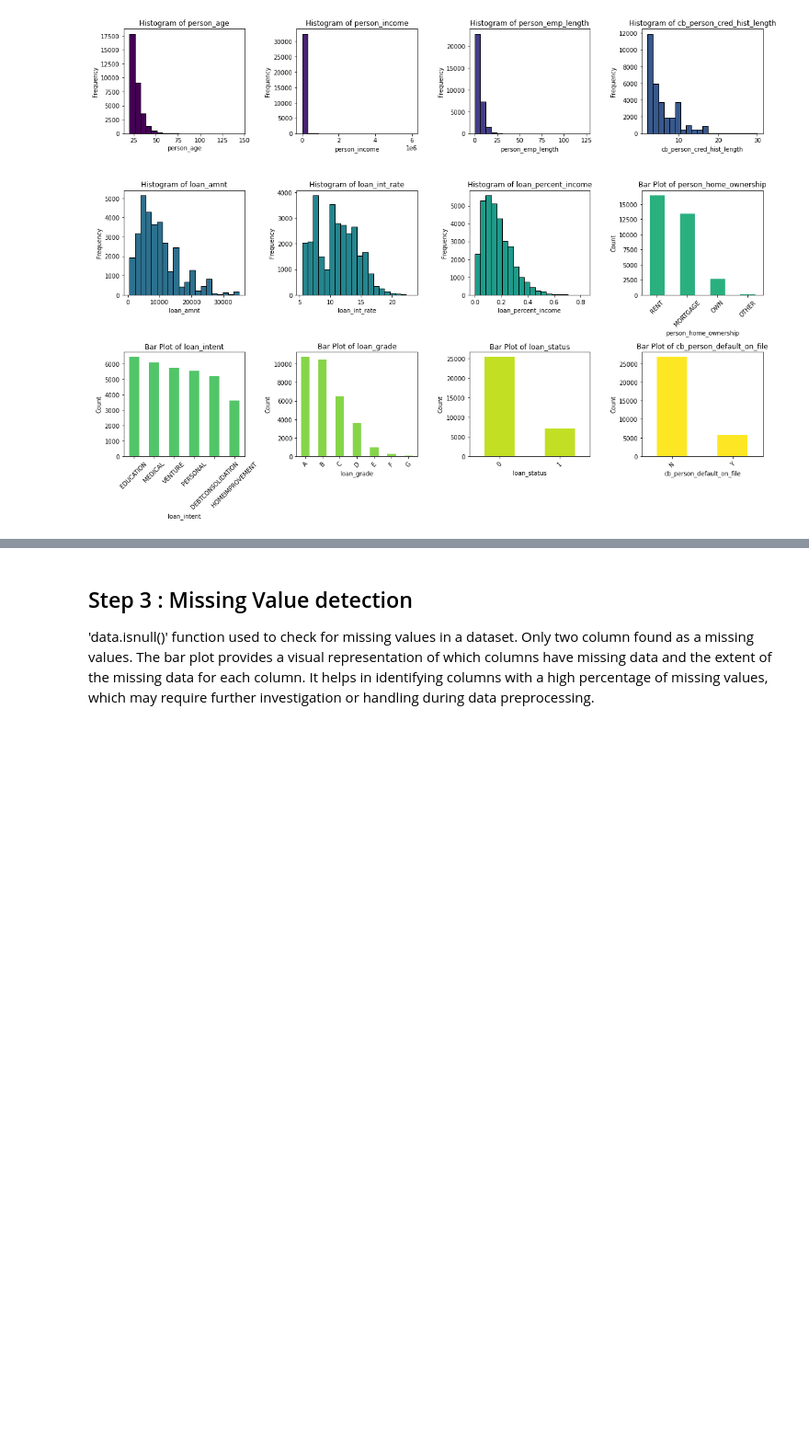
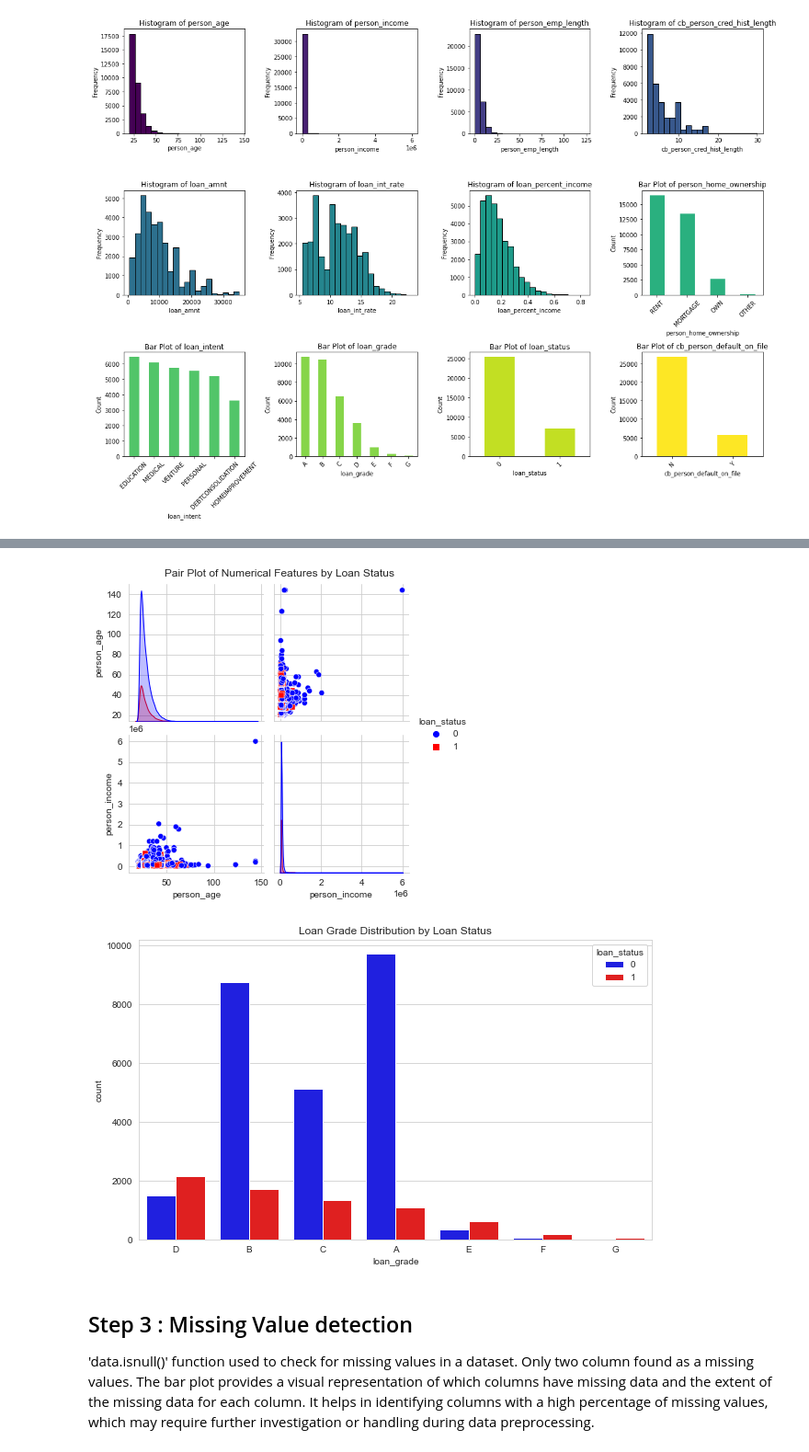
Before and after one commit to Meem007/Credit-Risk-Prediction, a Jupyter notebook: Credit_risk_analysis.ipynb, the cells around one changed output, grey strips where cells are left out. Shown at 92% size. Cells and saved outputs as stored; diff of their text form; code cells hidden in the pictures; blank space fills up the shorter version.

```diff
--- a/Credit_risk_analysis.ipynb
+++ b/Credit_risk_analysis.ipynb
@@ -94,3 +98,21 @@ plt.show()
+# %%
+# for visualize the person incom, age, loan grade and status
+selected_columns = ['person_age', 'person_income', 'loan_grade', 'loan_status']
+
+# Create a pair plot for numerical columns
+sns.pairplot(data[selected_columns], hue='loan_status', markers=["o", "s"], palette={0: 'blue', 1: 'red'})
+plt.suptitle('Pair Plot of Numerical Features by Loan Status', y=1.02)
+
+# Create a bar plot for loan grade distribution by loan status
+plt.figure(figsize=(10, 6))
+sns.countplot(data=data, x='loan_grade', hue='loan_status', palette={0: 'blue', 1: 'red'})
+plt.title('Loan Grade Distribution by Loan Status')
+
+# Show the plots
+plt.show()
+# %% [output]
+[figure, added]
+[figure, added]
 # %% [markdown]
 ## Step 3 :  Missing Value detection
 'data.isnull()' function used to check for missing values in a dataset. Only two column found as a missing values. The bar plot provides a visual representation of which columns have missing data and the extent of the missing data for each column. It helps in identifying columns with a high percentage of missing values, which may require further investigation or handling during data preprocessing.
```
Also changed, not shown: parts of 1 cell of this notebook.
